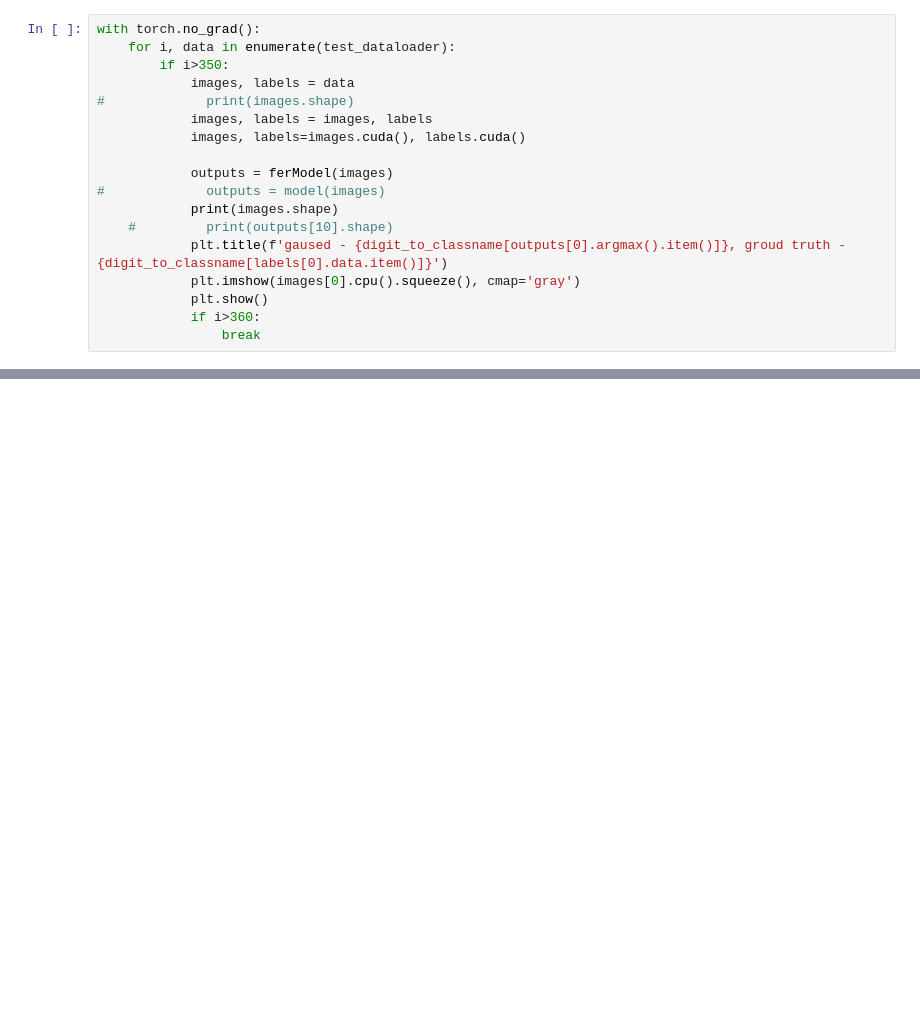
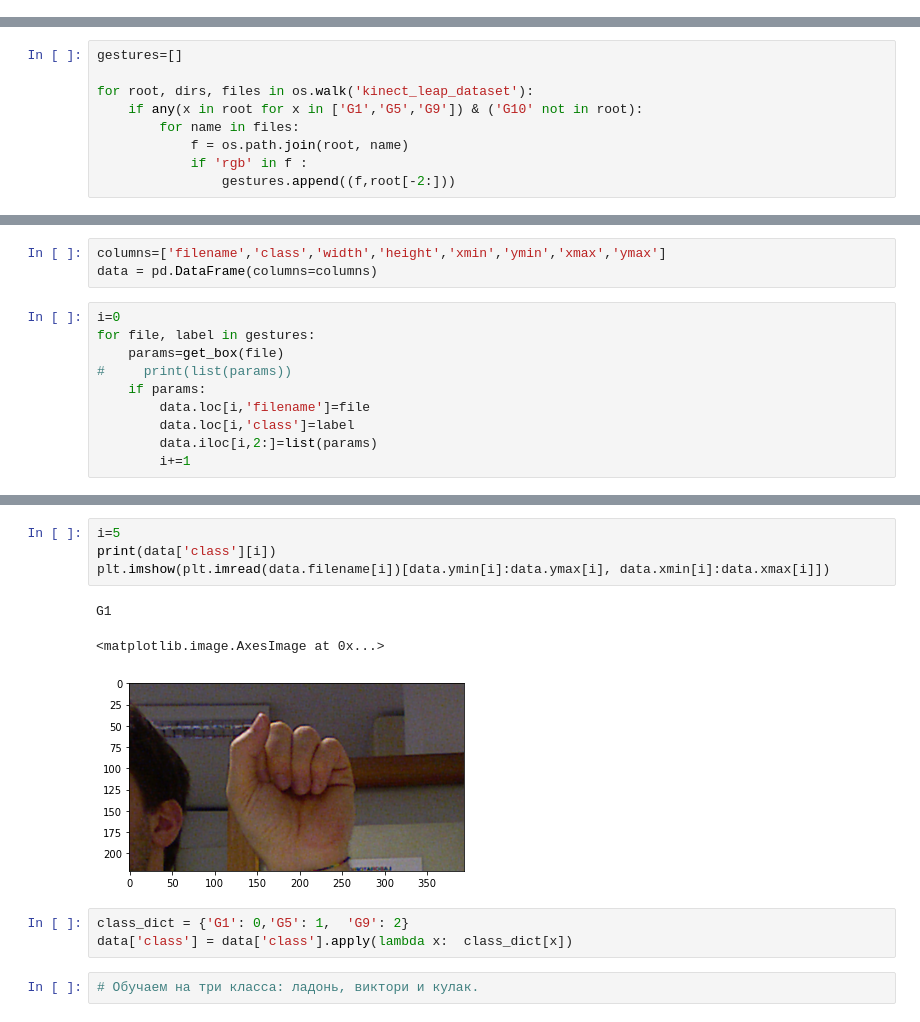
Before and after one commit to Dvk2002/Detect_gestures, a Jupyter notebook: CW.ipynb, the cells around one changed output, grey strips where cells are left out. Drawn from its saved outputs; the diff is of its cells as text; blank space fills up the shorter version.

```diff
--- a/CW.ipynb
+++ b/CW.ipynb
@@ -232,18 +0,0 @@ Epoch 30, loss:  0.3132616741316659
-# %%
-with torch.no_grad():
-    for i, data in enumerate(test_dataloader):
-        if i>350:
-            images, labels = data
-#             print(images.shape)
-            images, labels = images, labels
-            images, labels=images.cuda(), labels.cuda()
-
-            outputs = ferModel(images)
-#             outputs = model(images)
-            print(images.shape)
-    #         print(outputs[10].shape)
-            plt.title(f'gaused - {digit_to_classname[outputs[0].argmax().item()]}, groud truth - {digit_to_classname[labels[0].data.item()]}')
-            plt.imshow(images[0].cpu().squeeze(), cmap='gray')
-            plt.show()
-            if i>360:
-                break
@@ -413,0 +29,9 @@ Define_gestures(ferModel)
+# %%
+gestures=[]
+
+for root, dirs, files in os.walk('kinect_leap_dataset'):
+    if any(x in root for x in ['G1','G5','G9']) & ('G10' not in root):
+        for name in files:
+            f = os.path.join(root, name)
+            if 'rgb' in f :
+                gestures.append((f,root[-2:]))
@@ -413,0 +107,13 @@ Define_gestures(ferModel)
+# %%
+columns=['filename','class','width','height','xmin','ymin','xmax','ymax']
+data = pd.DataFrame(columns=columns)
+# %%
+i=0
+for file, label in gestures:
+    params=get_box(file)
+#     print(list(params))
+    if params:
+        data.loc[i,'filename']=file
+        data.loc[i,'class']=label
+        data.iloc[i,2:]=list(params)
+        i+=1
@@ -413,0 +129,13 @@ Define_gestures(ferModel)
+# %%
+i=5
+print(data['class'][i])
+plt.imshow(plt.imread(data.filename[i])[data.ymin[i]:data.ymax[i], data.xmin[i]:data.xmax[i]])
+# %% [output]
+G1
+<matplotlib.image.AxesImage at 0x...>
+[figure, added]
+# %%
+class_dict = {'G1': 0,'G5': 1,  'G9': 2}
+data['class'] = data['class'].apply(lambda x:  class_dict[x])
+# %%
+# Обучаем на три класса: ладонь, виктори и кулак.
```
Also changed, not shown: parts of 66 cells of this notebook.
